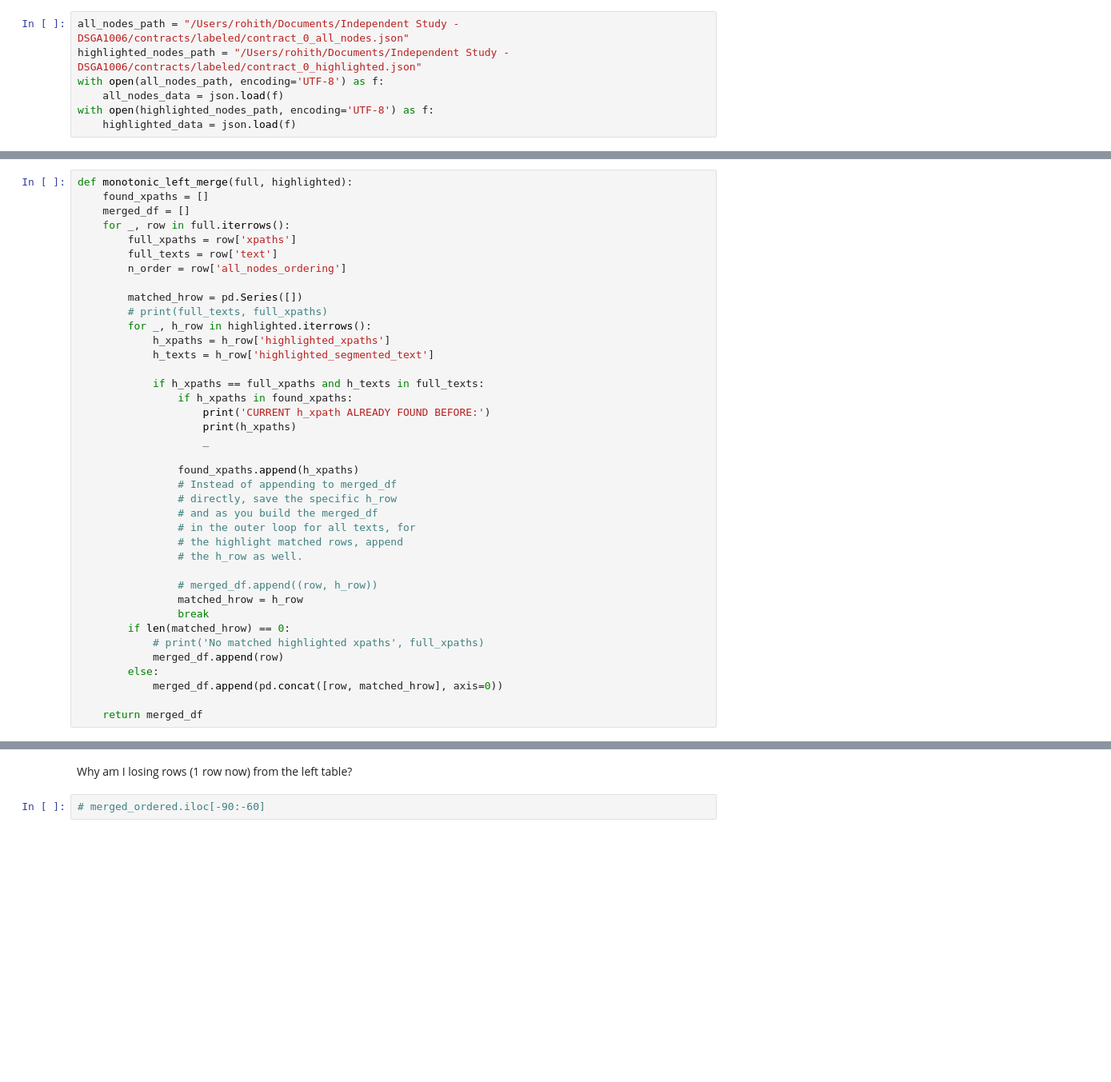
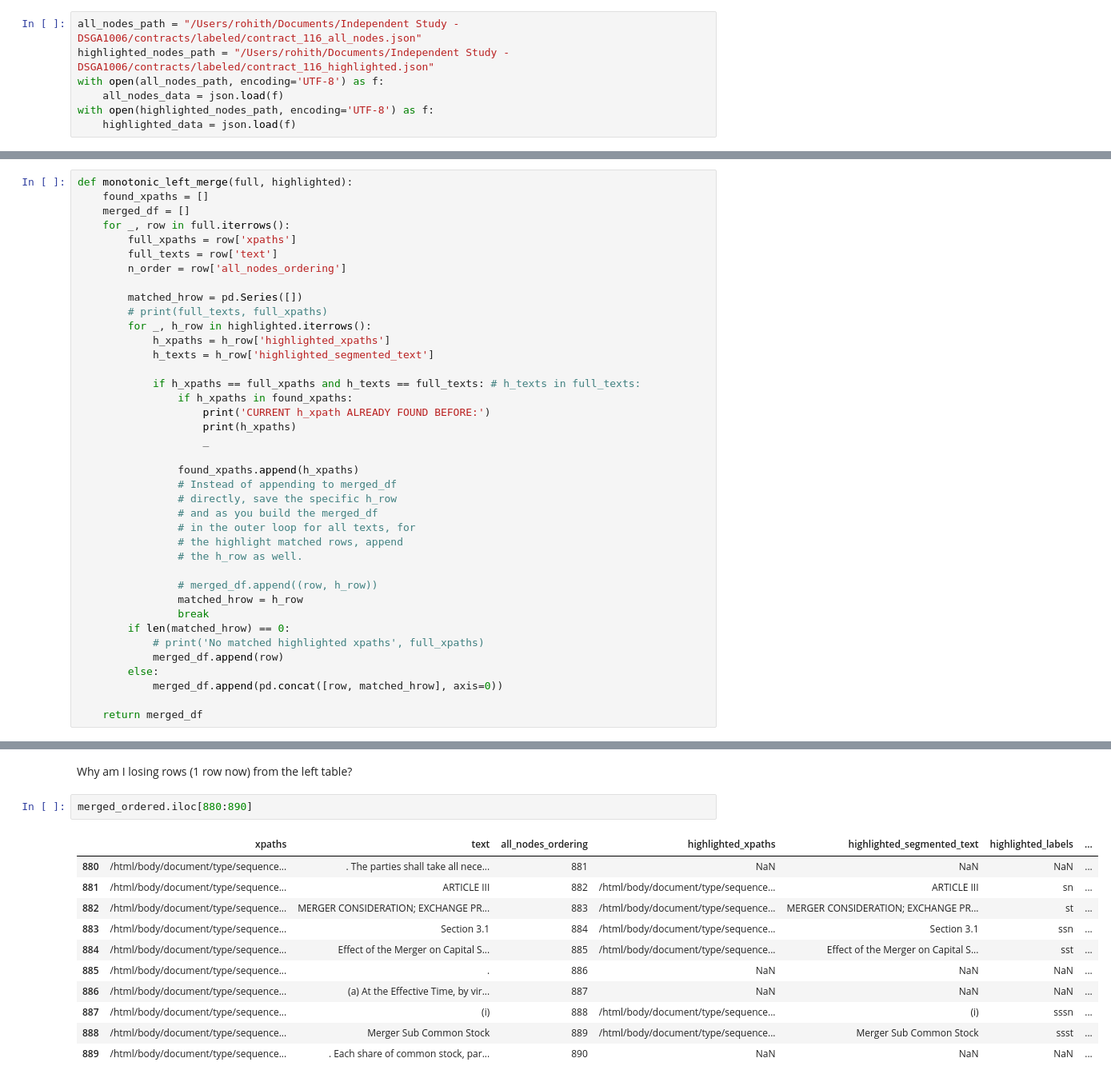
Before and after one commit to pranabislam/contract_labeler, a Jupyter notebook: postprocess_contract_v6.ipynb, the cells around one changed output, grey strips where cells are left out. Shown: that part at 80% size. Cells and saved outputs as stored; diff of their text form; blank space fills up the shorter version.

```diff
--- a/postprocess_contract_v6.ipynb
+++ b/postprocess_contract_v6.ipynb
@@ -48,8 +48,8 @@ Plan:
 3. Apply agreed upon period rule
 4. Special characters handling (at least new lines and weird spaces that won't get tokenized properly?)
 # %%
-all_nodes_path = "/Users/rohith/Documents/Independent Study - DSGA1006/contracts/labeled/contract_0_all_nodes.json"
-highlighted_nodes_path = "/Users/rohith/Documents/Independent Study - DSGA1006/contracts/labeled/contract_0_highlighted.json"
+all_nodes_path = "/Users/rohith/Documents/Independent Study - DSGA1006/contracts/labeled/contract_116_all_nodes.json"
+highlighted_nodes_path = "/Users/rohith/Documents/Independent Study - DSGA1006/contracts/labeled/contract_116_highlighted.json"
 with open(all_nodes_path, encoding='UTF-8') as f:
     all_nodes_data = json.load(f)
 with open(highlighted_nodes_path, encoding='UTF-8') as f:
@@ -254,7 +287,7 @@ def monotonic_left_merge(full, highlighted):
             h_xpaths = h_row['highlighted_xpaths']
             h_texts = h_row['highlighted_segmented_text']
 
-            if h_xpaths == full_xpaths and h_texts in full_texts:
+            if h_xpaths == full_xpaths and h_texts == full_texts: # h_texts in full_texts:
                 if h_xpaths in found_xpaths:
                     print('CURRENT h_xpath ALREADY FOUND BEFORE:')
                     print(h_xpaths)
@@ -480,7 +459,19 @@ merged_ordered = merged_ordered.drop(empty_xpath_index)
 # %% [markdown]
 Why am I losing rows (1 row now) from the left table?
 # %%
-# merged_ordered.iloc[-90:-60]
+merged_ordered.iloc[880:890]
+# %% [output]
+|  | xpaths | text | all_nodes_ordering | highlighted_xpaths | highlighted_segmented_text | highlighted_labels | ... |
+| 880 | /html/body/document/type/sequence... | . The parties shall take all nece... | 881 | NaN | NaN | NaN | ... |
+| 881 | /html/body/document/type/sequence... | ARTICLE III | 882 | /html/body/document/type/sequence... | ARTICLE III | sn | ... |
+| 882 | /html/body/document/type/sequence... | MERGER CONSIDERATION; EXCHANGE PR... | 883 | /html/body/document/type/sequence... | MERGER CONSIDERATION; EXCHANGE PR... | st | ... |
+| 883 | /html/body/document/type/sequence... | Section 3.1 | 884 | /html/body/document/type/sequence... | Section 3.1 | ssn | ... |
+| 884 | /html/body/document/type/sequence... | Effect of the Merger on Capital S... | 885 | /html/body/document/type/sequence... | Effect of the Merger on Capital S... | sst | ... |
+| 885 | /html/body/document/type/sequence... | . | 886 | NaN | NaN | NaN | ... |
+| 886 | /html/body/document/type/sequence... | (a) At the Effective Time, by vir... | 887 | NaN | NaN | NaN | ... |
+| 887 | /html/body/document/type/sequence... | (i) | 888 | /html/body/document/type/sequence... | (i) | sssn | ... |
+| 888 | /html/body/document/type/sequence... | Merger Sub Common Stock | 889 | /html/body/document/type/sequence... | Merger Sub Common Stock | ssst | ... |
+| 889 | /html/body/document/type/sequence... | . Each share of common stock, par... | 890 | NaN | NaN | NaN | ... |
 # %%
 # merged_ordered[merged_ordered['all_nodes_ordering'] == merged_ordered.index]
 # %%
```
Also changed, not shown: parts of 32 cells of this notebook, 3 other files.
